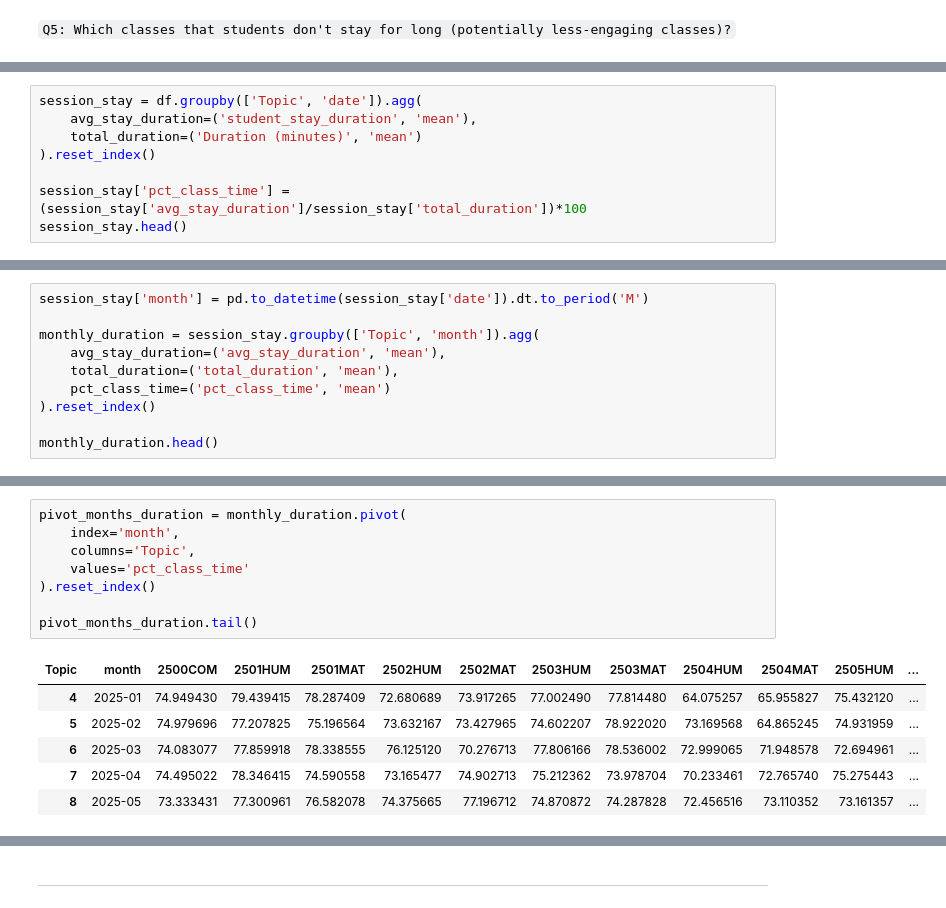
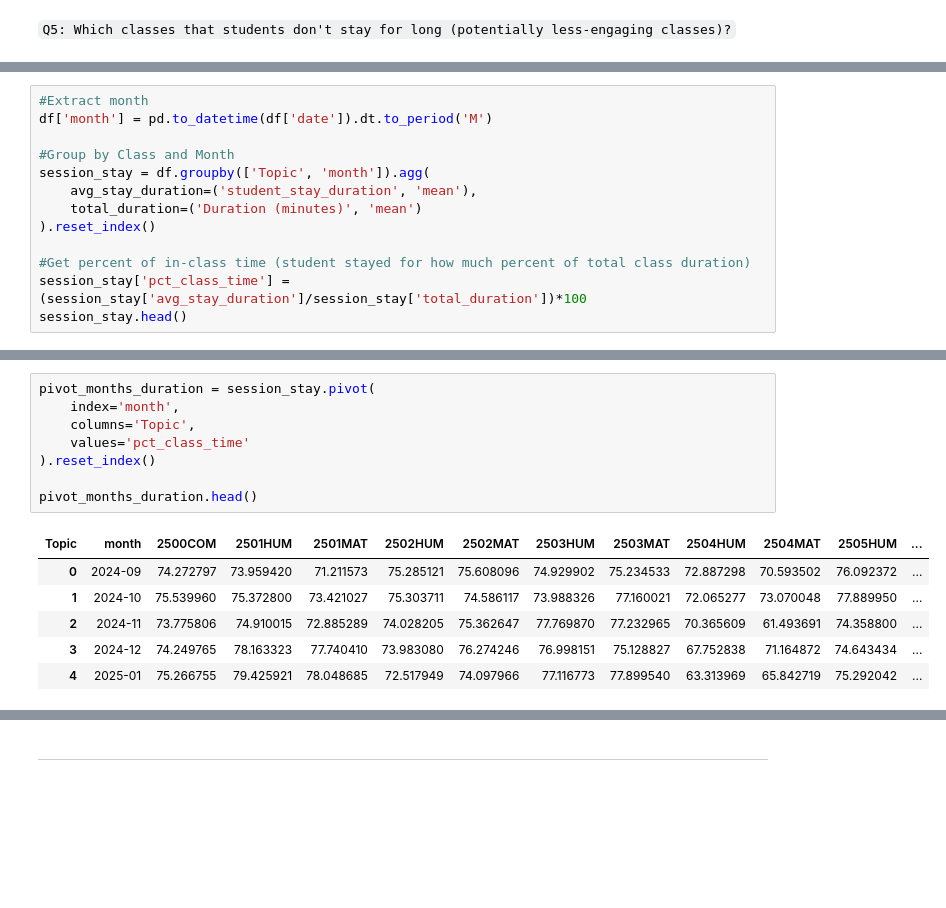
Before and after one commit to tthvan/Customer-Retention-Analysis, a Jupyter notebook: cleanin.ipynb, the cells around one changed output, grey strips where cells are left out. Cells and saved outputs as stored; diff of their text form; blank space fills up the shorter version.

```diff
--- a/cleanin.ipynb
+++ b/cleanin.ipynb
@@ -1006,9 +995,14 @@ Index(['Topic', 'ID', 'Host name', 'Host email', 'Start time', 'End time',
 # %%
-session_stay = df.groupby(['Topic', 'date']).agg(
+#Extract month
+df['month'] = pd.to_datetime(df['date']).dt.to_period('M')
+
+#Group by Class and Month
+session_stay = df.groupby(['Topic', 'month']).agg(
     avg_stay_duration=('student_stay_duration', 'mean'),
     total_duration=('Duration (minutes)', 'mean')
 ).reset_index()
 
+#Get percent of in-class time (student stayed for how much percent of total class duration)
 session_stay['pct_class_time'] = (session_stay['avg_stay_duration']/session_stay['total_duration'])*100
 session_stay.head()
 # %% [output]
@@ -1021,10 +1014,0 @@ session_stay.head()
-# %%
-session_stay['month'] = pd.to_datetime(session_stay['date']).dt.to_period('M')
-
-monthly_duration = session_stay.groupby(['Topic', 'month']).agg(
-    avg_stay_duration=('avg_stay_duration', 'mean'),
-    total_duration=('total_duration', 'mean'),
-    pct_class_time=('pct_class_time', 'mean')
-).reset_index()
-
-monthly_duration.head()
@@ -1038,15 +1015,15 @@ monthly_duration.head()
 # %%
-pivot_months_duration = monthly_duration.pivot(
+pivot_months_duration = session_stay.pivot(
     index='month',
     columns='Topic',
     values='pct_class_time'
 ).reset_index()
 
-pivot_months_duration.tail()
+pivot_months_duration.head()
 # %% [output]
 | Topic | month | 2500COM | 2501HUM | 2501MAT | 2502HUM | 2502MAT | 2503HUM | 2503MAT | 2504HUM | 2504MAT | 2505HUM | ... |
-| 4 | 2025-01 | 74.949430 | 79.439415 | 78.287409 | 72.680689 | 73.917265 | 77.002490 | 77.814480 | 64.075257 | 65.955827 | 75.432120 | ... |
-| 5 | 2025-02 | 74.979696 | 77.207825 | 75.196564 | 73.632167 | 73.427965 | 74.602207 | 78.922020 | 73.169568 | 64.865245 | 74.931959 | ... |
-| 6 | 2025-03 | 74.083077 | 77.859918 | 78.338555 | 76.125120 | 70.276713 | 77.806166 | 78.536002 | 72.999065 | 71.948578 | 72.694961 | ... |
-| 7 | 2025-04 | 74.495022 | 78.346415 | 74.590558 | 73.165477 | 74.902713 | 75.212362 | 73.978704 | 70.233461 | 72.765740 | 75.275443 | ... |
-| 8 | 2025-05 | 73.333431 | 77.300961 | 76.582078 | 74.375665 | 77.196712 | 74.870872 | 74.287828 | 72.456516 | 73.110352 | 73.161357 | ... |
+| 0 | 2024-09 | 74.272797 | 73.959420 | 71.211573 | 75.285121 | 75.608096 | 74.929902 | 75.234533 | 72.887298 | 70.593502 | 76.092372 | ... |
+| 1 | 2024-10 | 75.539960 | 75.372800 | 73.421027 | 75.303711 | 74.586117 | 73.988326 | 77.160021 | 72.065277 | 73.070048 | 77.889950 | ... |
+| 2 | 2024-11 | 73.775806 | 74.910015 | 72.885289 | 74.028205 | 75.362647 | 77.769870 | 77.232965 | 70.365609 | 61.493691 | 74.358800 | ... |
+| 3 | 2024-12 | 74.249765 | 78.163323 | 77.740410 | 73.983080 | 76.274246 | 76.998151 | 75.128827 | 67.752838 | 71.164872 | 74.643434 | ... |
+| 4 | 2025-01 | 75.266755 | 79.425921 | 78.048685 | 72.517949 | 74.097966 | 77.116773 | 77.899540 | 63.313969 | 65.842719 | 75.292042 | ... |
```
Also changed, not shown: parts of 10 cells of this notebook.
